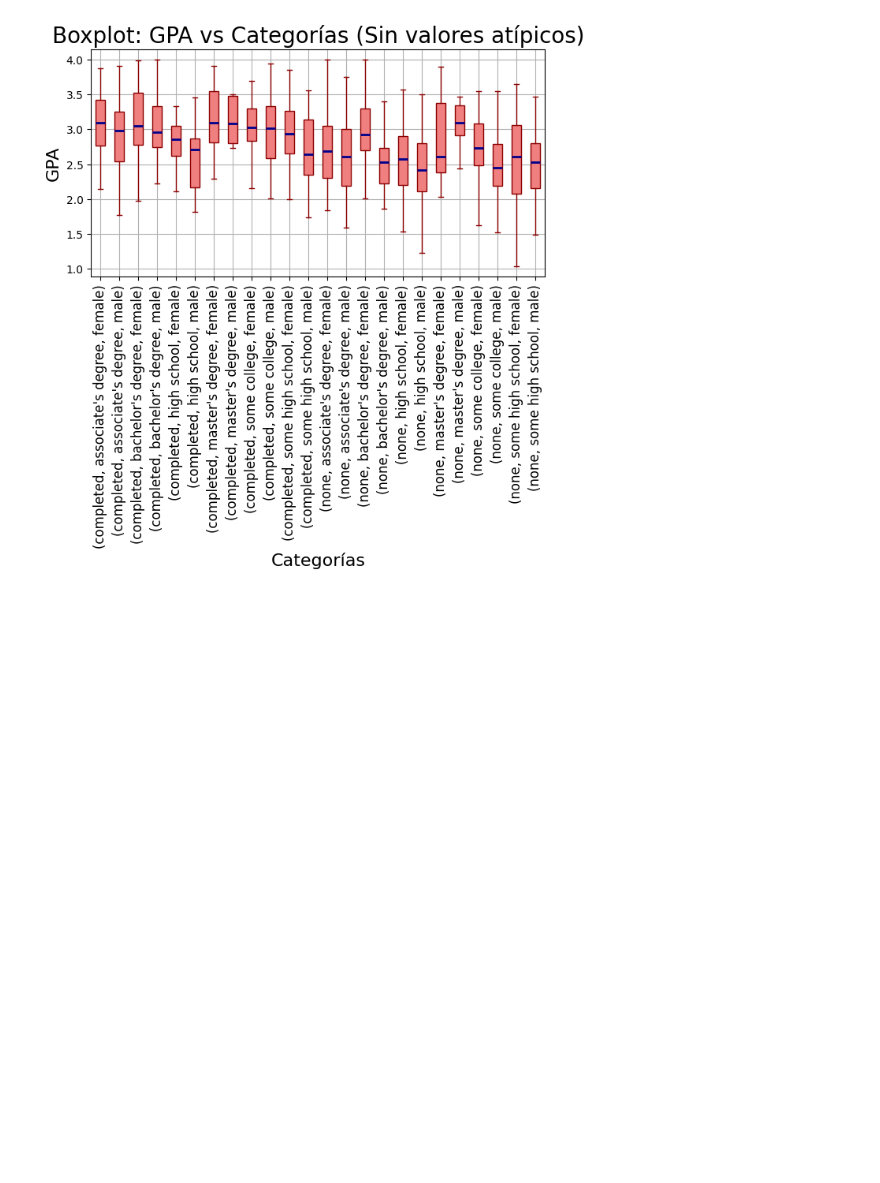
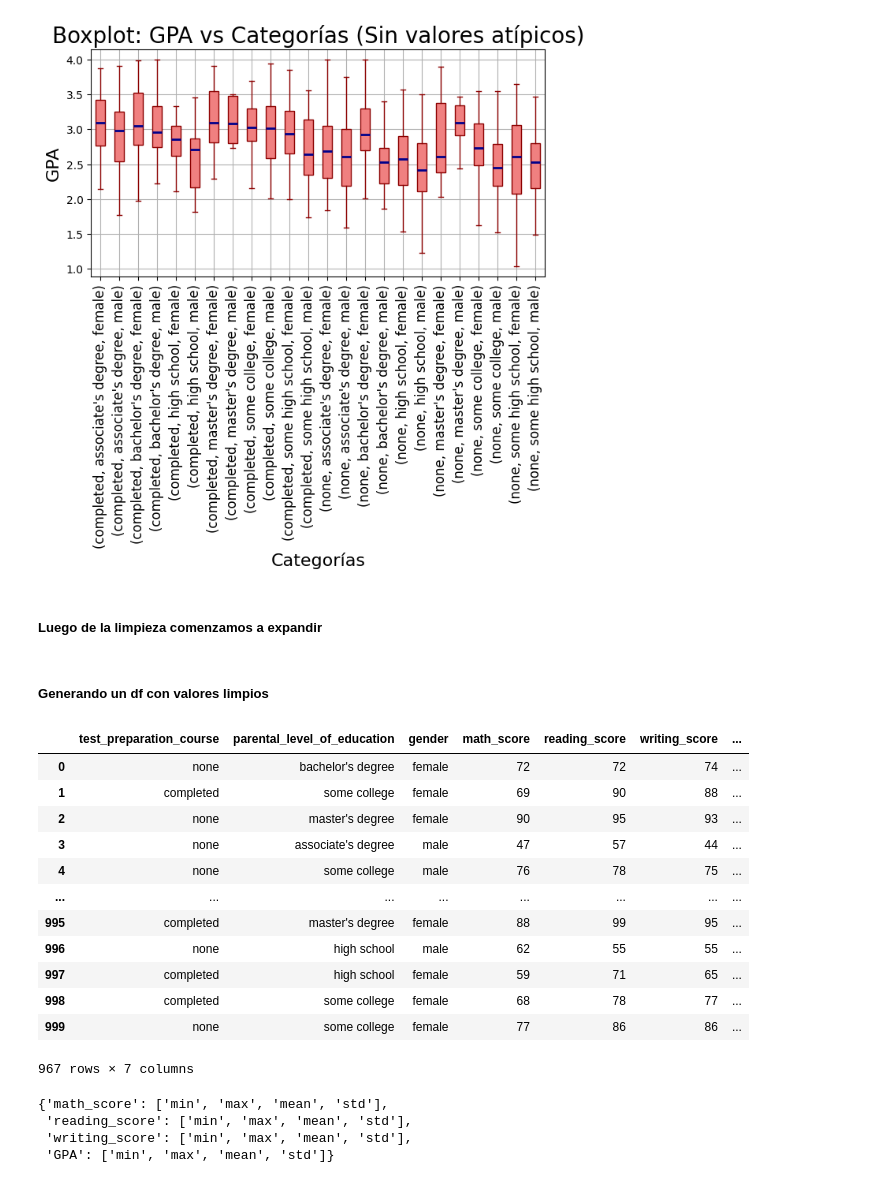
Before and after one commit to JosueSalomon/Proyecto_1_Teoria_de_la_simulacion, a Jupyter notebook: EDA.ipynb, the cells around one changed output. Cells and saved outputs as stored; diff of their text form; code cells hidden in the pictures; blank space fills up the shorter version.

```diff
--- a/EDA.ipynb
+++ b/EDA.ipynb
@@ -487,3 +497,25 @@ for num_col in num_cols:
 [figure]
 <Figure size 6000x2000 with 0 Axes>
 [figure]
+# %% [markdown]
+##### Luego de la limpieza comenzamos a expandir
+# %% [markdown]
+##### Generando un df con valores limpios
+# %%
+df_clean = df_bound.loc[:,cat_cols_seleccionadas +num_cols]
+# %%
+df_clean
+# %% [output]
+|  | test_preparation_course | parental_level_of_education | gender | math_score | reading_score | writing_score | ... |
+| 0 | none | bachelor's degree | female | 72 | 72 | 74 | ... |
+| 1 | completed | some college | female | 69 | 90 | 88 | ... |
+| 2 | none | master's degree | female | 90 | 95 | 93 | ... |
+| 3 | none | associate's degree | male | 47 | 57 | 44 | ... |
+| 4 | none | some college | male | 76 | 78 | 75 | ... |
+| ... | ... | ... | ... | ... | ... | ... | ... |
+| 995 | completed | master's degree | female | 88 | 99 | 95 | ... |
+| 996 | none | high school | male | 62 | 55 | 55 | ... |
+| 997 | completed | high school | female | 59 | 71 | 65 | ... |
+| 998 | completed | some college | female | 68 | 78 | 77 | ... |
+| 999 | none | some college | female | 77 | 86 | 86 | ... |
+967 rows × 7 columns
@@ -489,0 +531,7 @@ for num_col in num_cols:
+# %%
+summ_aggregations
+# %% [output]
+{'math_score': ['min', 'max', 'mean', 'std'],
+ 'reading_score': ['min', 'max', 'mean', 'std'],
+ 'writing_score': ['min', 'max', 'mean', 'std'],
+ 'GPA': ['min', 'max', 'mean', 'std']}
```
Also changed, not shown: parts of 17 cells of this notebook.
